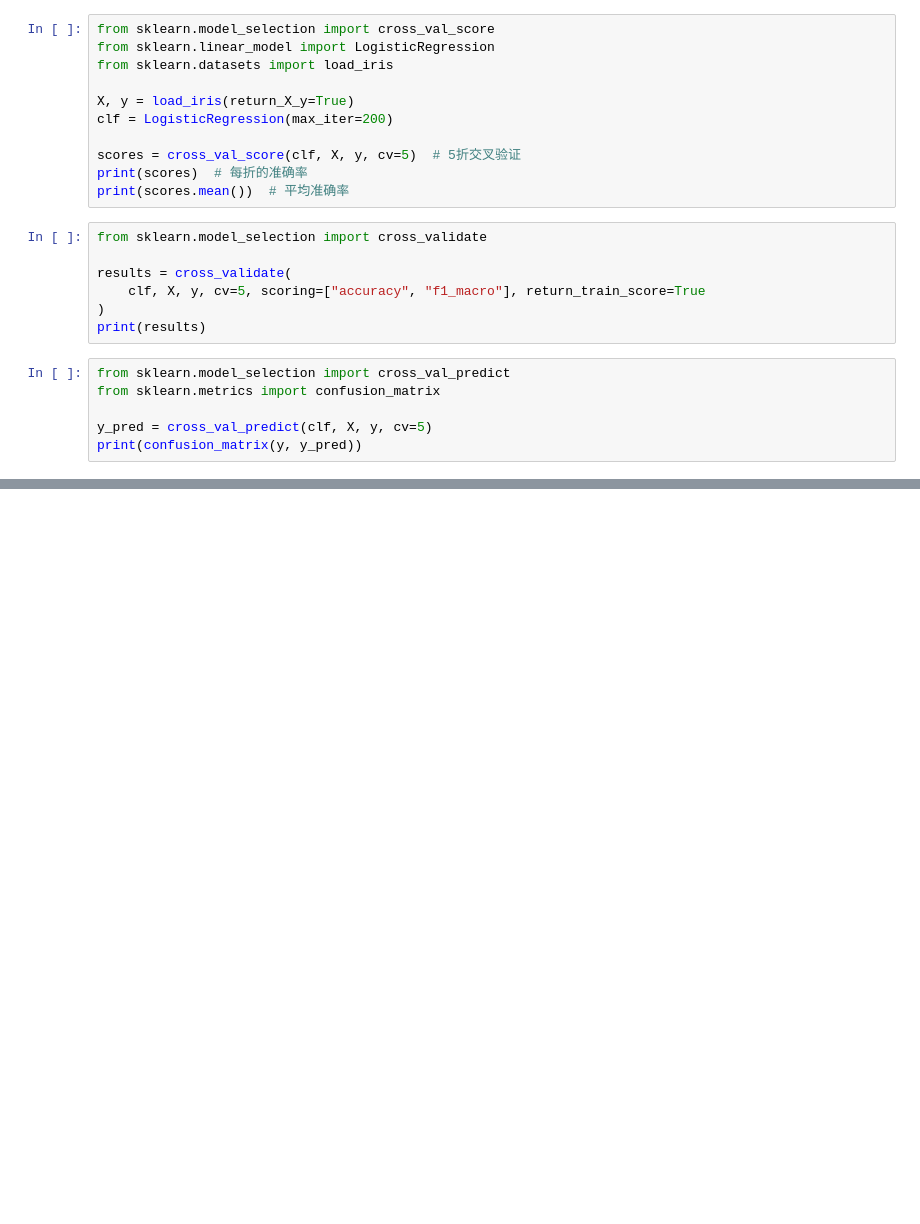
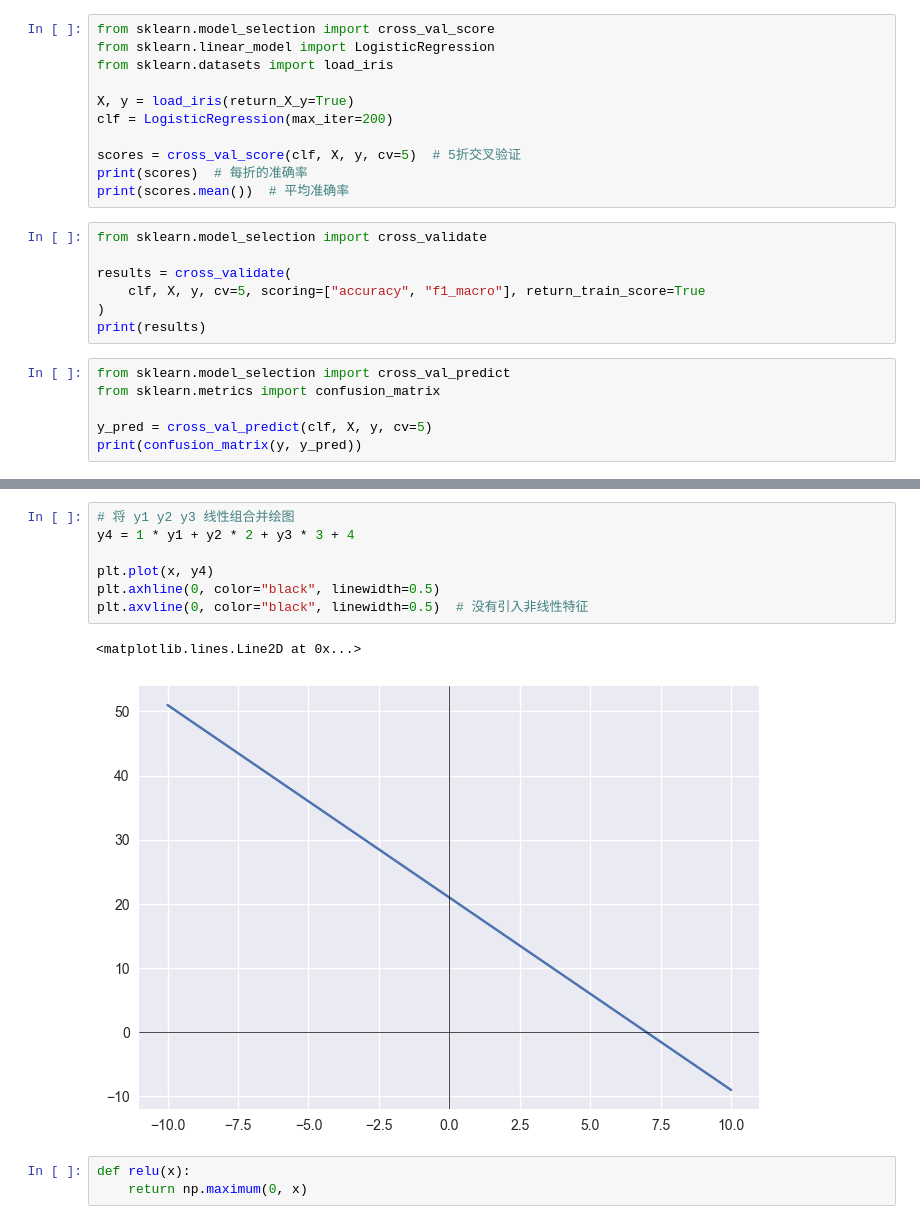
Before and after one commit to LandonZhang/modulesLearn, a Jupyter notebook: scikit-learn/scikit-learn.ipynb, the cells around one changed output, grey strips where cells are left out. Drawn from its saved outputs; the diff is of its cells as text; blank space fills up the shorter version.

```diff
--- a/scikit-learn/scikit-learn.ipynb
+++ b/scikit-learn/scikit-learn.ipynb
@@ -211,0 +241,13 @@ print(confusion_matrix(y, y_pred))
+# %%
+# 将 y1 y2 y3 线性组合并绘图
+y4 = 1 * y1 + y2 * 2 + y3 * 3 + 4
+
+plt.plot(x, y4)
+plt.axhline(0, color="black", linewidth=0.5)
+plt.axvline(0, color="black", linewidth=0.5)  # 没有引入非线性特征
+# %% [output]
+<matplotlib.lines.Line2D at 0x...>
+[figure, added]
+# %%
+def relu(x):
+    return np.maximum(0, x)
```
Also changed, not shown: parts of 4 cells of this notebook, 54 other files.
